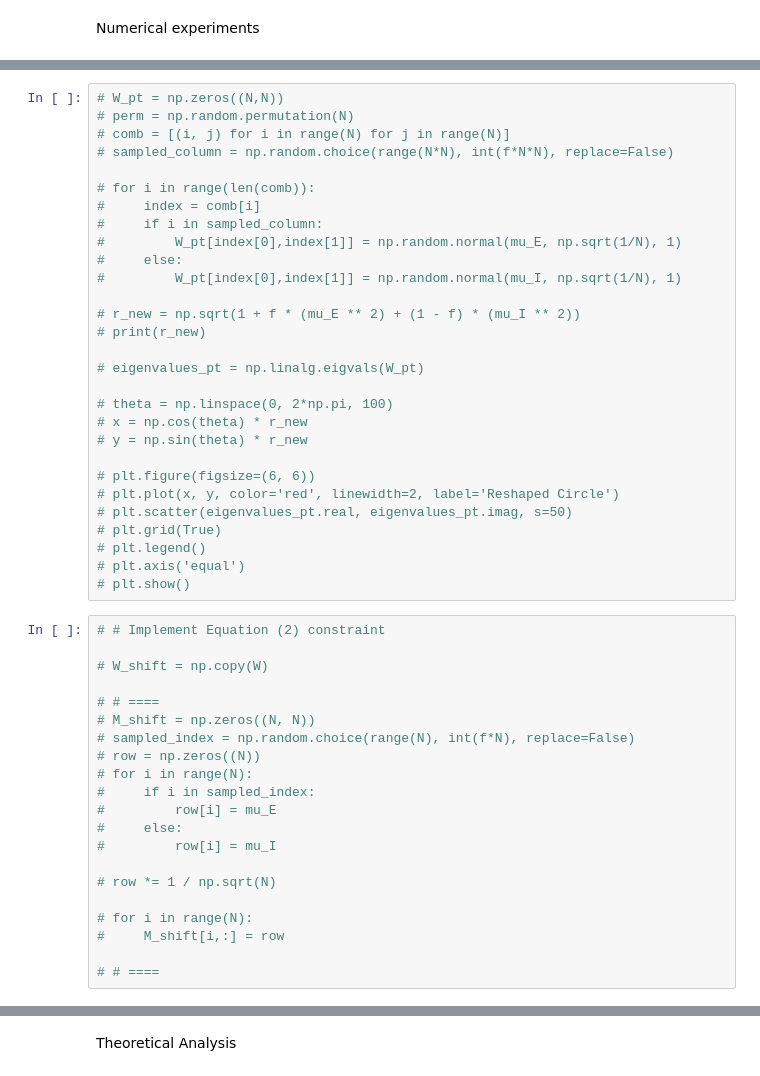
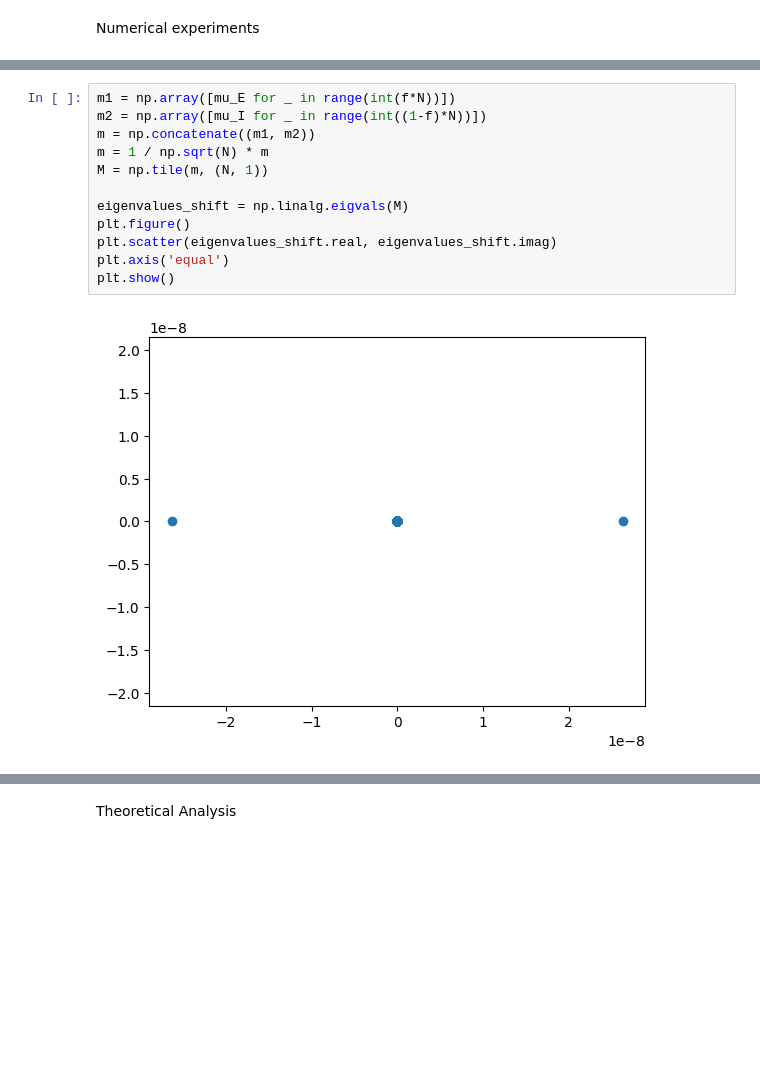
Before and after one commit to StevenZhang0116/bio-random-matrices, a Jupyter notebook: rajan2006.ipynb, the cells around one changed output, grey strips where cells are left out. Drawn from its saved outputs; the diff is of its cells as text; blank space fills up the shorter version.

```diff
--- a/rajan2006.ipynb
+++ b/rajan2006.ipynb
@@ -83,52 +83,16 @@ print(r_normal)
-# %%
-# W_pt = np.zeros((N,N))
-# perm = np.random.permutation(N)
-# comb = [(i, j) for i in range(N) for j in range(N)]
-# sampled_column = np.random.choice(range(N*N), int(f*N*N), replace=False)
-
-# for i in range(len(comb)):
-#     index = comb[i]
-#     if i in sampled_column:
-#         W_pt[index[0],index[1]] = np.random.normal(mu_E, np.sqrt(1/N), 1)
-#     else:
-#         W_pt[index[0],index[1]] = np.random.normal(mu_I, np.sqrt(1/N), 1)
-
-# r_new = np.sqrt(1 + f * (mu_E ** 2) + (1 - f) * (mu_I ** 2))
-# print(r_new)
-
-# eigenvalues_pt = np.linalg.eigvals(W_pt)
-
-# theta = np.linspace(0, 2*np.pi, 100)
-# x = np.cos(theta) * r_new
-# y = np.sin(theta) * r_new
-
-# plt.figure(figsize=(6, 6))
-# plt.plot(x, y, color='red', linewidth=2, label='Reshaped Circle')
-# plt.scatter(eigenvalues_pt.real, eigenvalues_pt.imag, s=50)
-# plt.grid(True)
-# plt.legend()
-# plt.axis('equal')
-# plt.show()
-# %%
-# # Implement Equation (2) constraint
-
-# W_shift = np.copy(W)
-
-# # ====
-# M_shift = np.zeros((N, N))
-# sampled_index = np.random.choice(range(N), int(f*N), replace=False)
-# row = np.zeros((N))
-# for i in range(N):
-#     if i in sampled_index:
-#         row[i] = mu_E
-#     else:
-#         row[i] = mu_I
-
-# row *= 1 / np.sqrt(N)
-
-# for i in range(N):
-#     M_shift[i,:] = row
-
-# # ====
+# %%
+m1 = np.array([mu_E for _ in range(int(f*N))])
+m2 = np.array([mu_I for _ in range(int((1-f)*N))])
+m = np.concatenate((m1, m2))
+m = 1 / np.sqrt(N) * m
+M = np.tile(m, (N, 1))
+
+eigenvalues_shift = np.linalg.eigvals(M)
+plt.figure()
+plt.scatter(eigenvalues_shift.real, eigenvalues_shift.imag)
+plt.axis('equal')
+plt.show()
+# %% [output]
+[figure, added]
 # %%
 # Apply Equation 2 constraint
```
Also changed, not shown: parts of 4 cells of this notebook.
